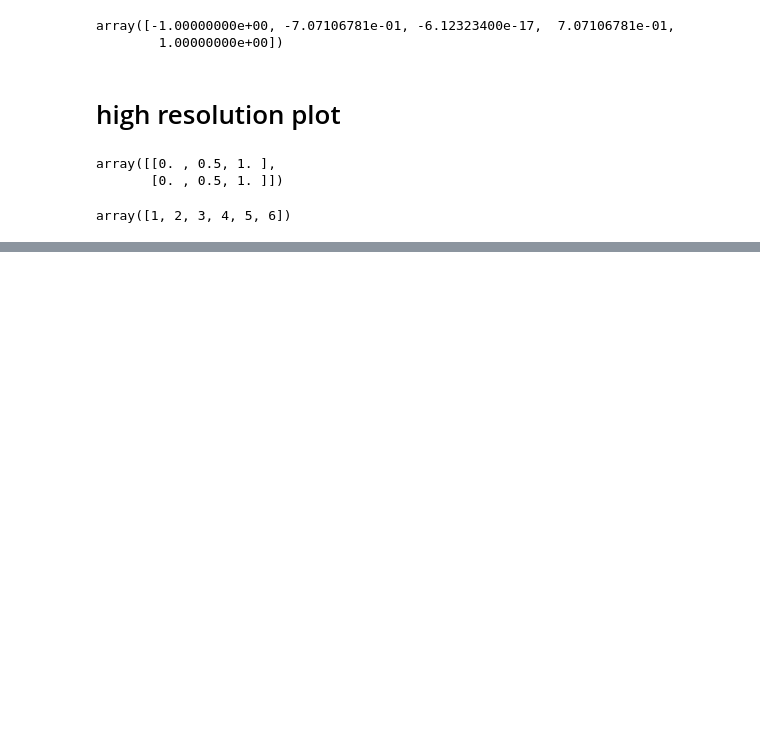
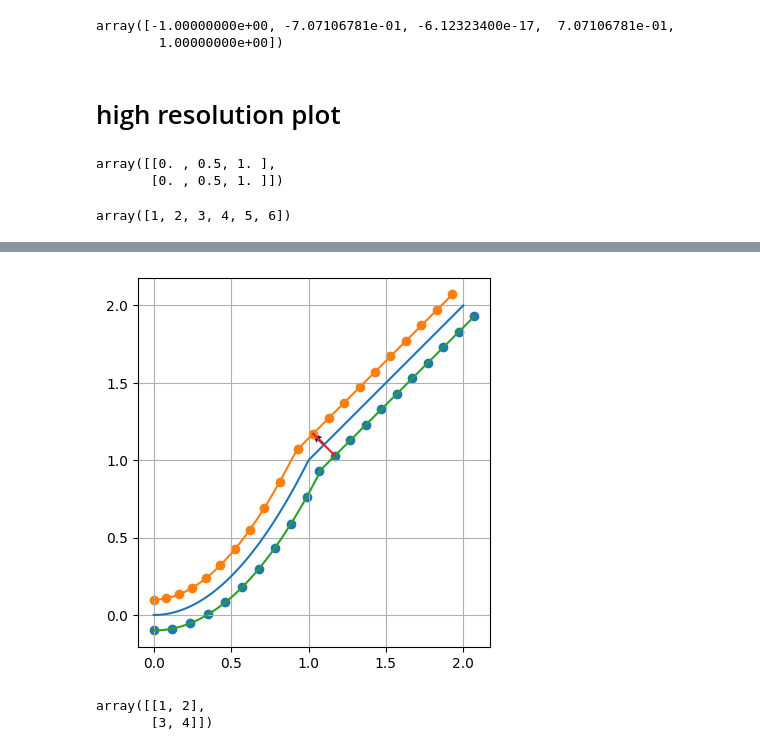
Before and after one commit to ErikLahm/tepem, a Jupyter notebook: jupyter_notebooks/experiment.ipynb, the cells around one changed output, grey strips where cells are left out. Saved outputs shown, nothing was run; the diff lists cells and outputs as text; code cells hidden in the pictures; blank space fills up the shorter version.

```diff
--- a/jupyter_notebooks/experiment.ipynb
+++ b/jupyter_notebooks/experiment.ipynb
@@ -140,0 +175,70 @@ array([1, 2, 3, 4, 5, 6])
+# %%
+import matplotlib.pyplot as plt
+
+# splitting_points = [1]
+
+piecewise_y = [lambda s: s**2, lambda s: s]
+piecewise_x = [lambda s: s, lambda s:s]
+deriv_y = [lambda s: 2*s, lambda s: 1]
+deriv_x = [lambda s: 1, lambda s: 1]
+
+radius = 0.1
+
+def r_of_s(s):
+    if s<1:
+        return piecewise_x[0](s), piecewise_y[0](s)
+    if s>=1:
+        return piecewise_x[1](s), piecewise_y[1](s)
+
+def normal(s):
+    if s<1:
+        x,y = -deriv_y[0](s), deriv_x[0](s)
+        norm = np.sqrt(deriv_x[0](s)**2 + deriv_y[0](s)**2)
+        return x/norm, y/norm
+    if s>=1:
+        x,y = -deriv_y[1](s), deriv_x[1](s)
+        norm = np.sqrt(deriv_x[1](s)**2 + deriv_y[1](s)**2)
+        return x/norm, y/norm
+
+def upper_bdn(s):
+    x =r_of_s(s)[0] + radius * normal(s)[0]
+    y = r_of_s(s)[1] + radius * normal(s)[1]
+    return x,y
+
+
+def lower_bdn(s):
+    x =r_of_s(s)[0] - radius * normal(s)[0]
+    y = r_of_s(s)[1] - radius * normal(s)[1]
+    return x,y
+
+num_slabs = 10
+len_dom = 2
+
+dx = np.linspace(0,len_dom, 2*num_slabs+1)
+x_coords_low = np.array([lower_bdn(val)[0] for val in dx])
+y_coords_low = np.array([lower_bdn(val)[1] for val in dx])
+x_coords_up = np.array([upper_bdn(val)[0] for val in dx])
+y_coords_up = np.array([upper_bdn(val)[1] for val in dx])
+
+s = np.linspace(0,2, 101)
+fig, ax = plt.subplots()
+ax.plot([r_of_s(val)[0] for val in s], [r_of_s(val)[1] for val in s])
+ax.plot([upper_bdn(val)[0] for val in s], [upper_bdn(val)[1] for val in s])
+ax.plot([lower_bdn(val)[0] for val in s], [lower_bdn(val)[1] for val in s])
+
+ax.plot([upper_bdn(1.1)[0], lower_bdn(1.1)[0]], [upper_bdn(1.1)[1], lower_bdn(1.1)[1]])
+ax.quiver(r_of_s(1.1)[0],r_of_s(1.1)[1], normal(1.1)[0], normal(1.1)[1], radius)
+ax.scatter(x_coords_low, y_coords_low)
+ax.scatter(x_coords_up, y_coords_up)
+ax.set_aspect('equal', adjustable='box')
+ax.grid(True)
+plt.show()
+# %% [output]
+[figure, added]
+# %%
+test_list = [(1,2), (3,4)]
+test_a = np.array(test_list)
+test_a
+# %% [output]
+array([[1, 2],
+       [3, 4]])
```
Also changed, not shown: parts of 3 cells of this notebook, 4 other files.
